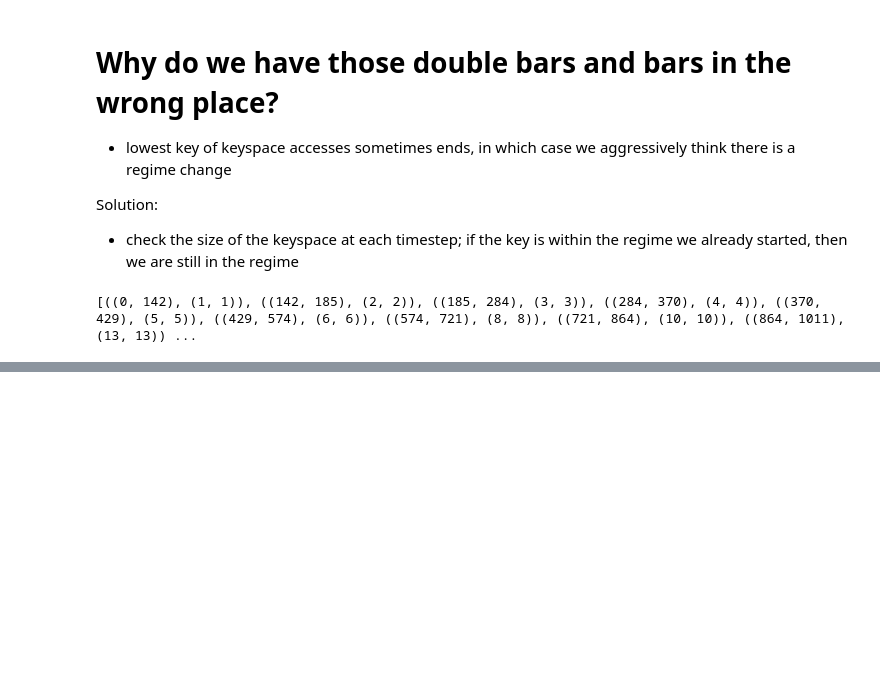
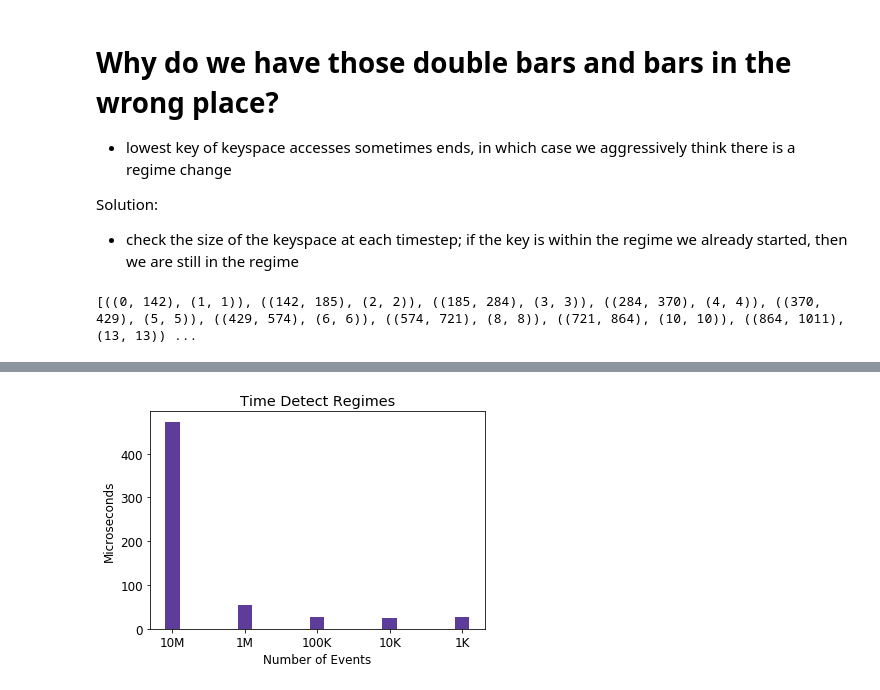
Before and after one commit to michaelsevilla/parsplice-ml-popper, a Jupyter notebook: experiments/keyspace-locality/viz/viz-regimes.ipynb, the cells around one changed output, grey strips where cells are left out. Cells and saved outputs as stored; diff of their text form; code cells hidden in the pictures; blank space fills up the shorter version.

```diff
--- a/experiments/keyspace-locality/viz/viz-regimes.ipynb
+++ b/experiments/keyspace-locality/viz/viz-regimes.ipynb
@@ -214,0 +243,14 @@ Wall time: 1.26 s
+# %%
+fig, ax = plt.subplots(1, 1)
+fxn = [473, 54, 27, 24, 28]
+labels = ["10M", "1M", "100K", "10K", "1K"]
+x = np.arange(len(fxn))
+ax.bar(x, fxn, width=0.2, label="Get", color='#5e3c99')
+ax.set_xticks(range(0, len(labels)))
+ax.set_xticklabels(labels)
+ax.set_ylabel("Microseconds")
+ax.set_title("Time Detect Regimes")
+ax.set_xlabel("Number of Events")
+fig.savefig("detection-time.png", bbox_inches='tight', dpi=400)
+# %% [output]
+[figure, added]
```
Also changed, not shown: parts of 4 cells of this notebook, 14 other files.
